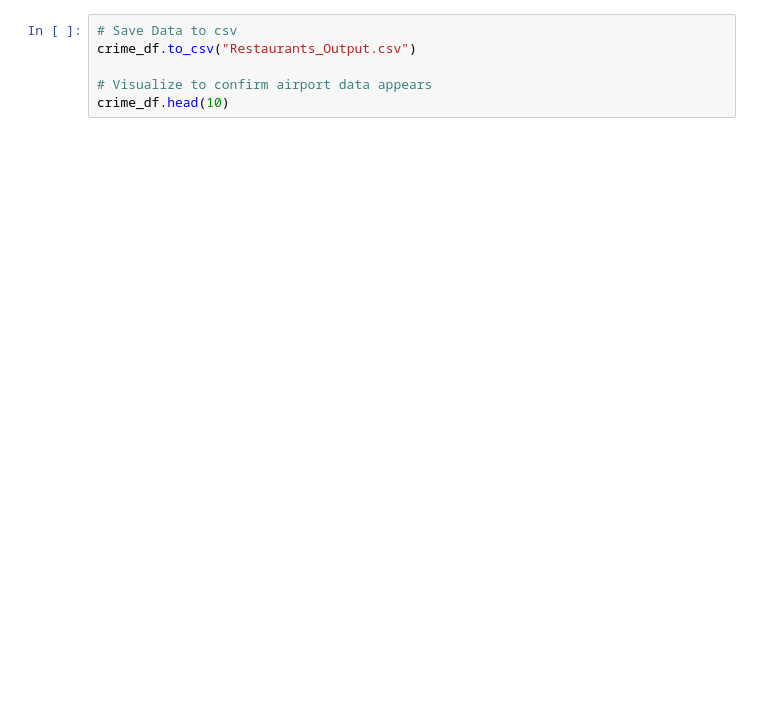
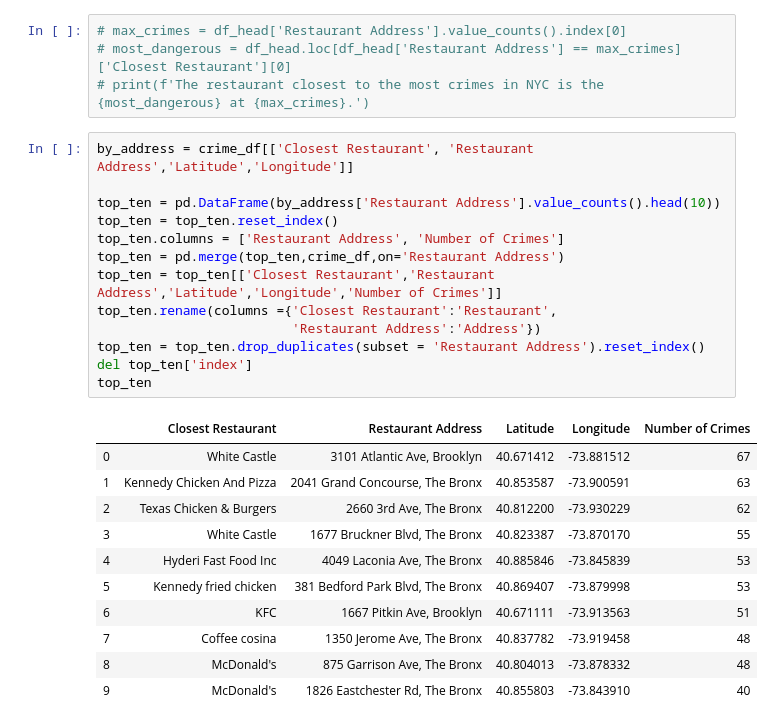
Before and after one commit to markmessick/nyc-crime-analysis, a Jupyter notebook: analysis_ba.ipynb, the cells around one changed output. Cells and saved outputs as stored; diff of their text form; blank space fills up the shorter version.

Commit message:
top ten fast food df complete

```diff
--- a/analysis_ba.ipynb
+++ b/analysis_ba.ipynb
@@ -62,6 +88,29 @@ crime_df
-# %%
-# Save Data to csv
-crime_df.to_csv("Restaurants_Output.csv")
-
-# Visualize to confirm airport data appears
-crime_df.head(10)
+# %%
+# max_crimes = df_head['Restaurant Address'].value_counts().index[0]
+# most_dangerous = df_head.loc[df_head['Restaurant Address'] == max_crimes]['Closest Restaurant'][0]
+# print(f'The restaurant closest to the most crimes in NYC is the {most_dangerous} at {max_crimes}.')
+# %%
+by_address = crime_df[['Closest Restaurant', 'Restaurant Address','Latitude','Longitude']]
+
+top_ten = pd.DataFrame(by_address['Restaurant Address'].value_counts().head(10))
+top_ten = top_ten.reset_index()
+top_ten.columns = ['Restaurant Address', 'Number of Crimes']
+top_ten = pd.merge(top_ten,crime_df,on='Restaurant Address')
+top_ten = top_ten[['Closest Restaurant','Restaurant Address','Latitude','Longitude','Number of Crimes']]
+top_ten.rename(columns ={'Closest Restaurant':'Restaurant',
+                         'Restaurant Address':'Address'})
+top_ten = top_ten.drop_duplicates(subset = 'Restaurant Address').reset_index()
+del top_ten['index']
+top_ten
+# %% [output]
+|  | Closest Restaurant | Restaurant Address | Latitude | Longitude | Number of Crimes |
+| 0 | White Castle | 3101 Atlantic Ave, Brooklyn | 40.671412 | -73.881512 | 67 |
+| 1 | Kennedy Chicken And Pizza | 2041 Grand Concourse, The Bronx | 40.853587 | -73.900591 | 63 |
+| 2 | Texas Chicken & Burgers | 2660 3rd Ave, The Bronx | 40.812200 | -73.930229 | 62 |
+| 3 | White Castle | 1677 Bruckner Blvd, The Bronx | 40.823387 | -73.870170 | 55 |
+| 4 | Hyderi Fast Food Inc | 4049 Laconia Ave, The Bronx | 40.885846 | -73.845839 | 53 |
+| 5 | Kennedy fried chicken | 381 Bedford Park Blvd, The Bronx | 40.869407 | -73.879998 | 53 |
+| 6 | KFC | 1667 Pitkin Ave, Brooklyn | 40.671111 | -73.913563 | 51 |
+| 7 | Coffee cosina | 1350 Jerome Ave, The Bronx | 40.837782 | -73.919458 | 48 |
+| 8 | McDonald's | 875 Garrison Ave, The Bronx | 40.804013 | -73.878332 | 48 |
+| 9 | McDonald's | 1826 Eastchester Rd, The Bronx | 40.855803 | -73.843910 | 40 |
```
Also changed, not shown: parts of 8 cells of this notebook.
